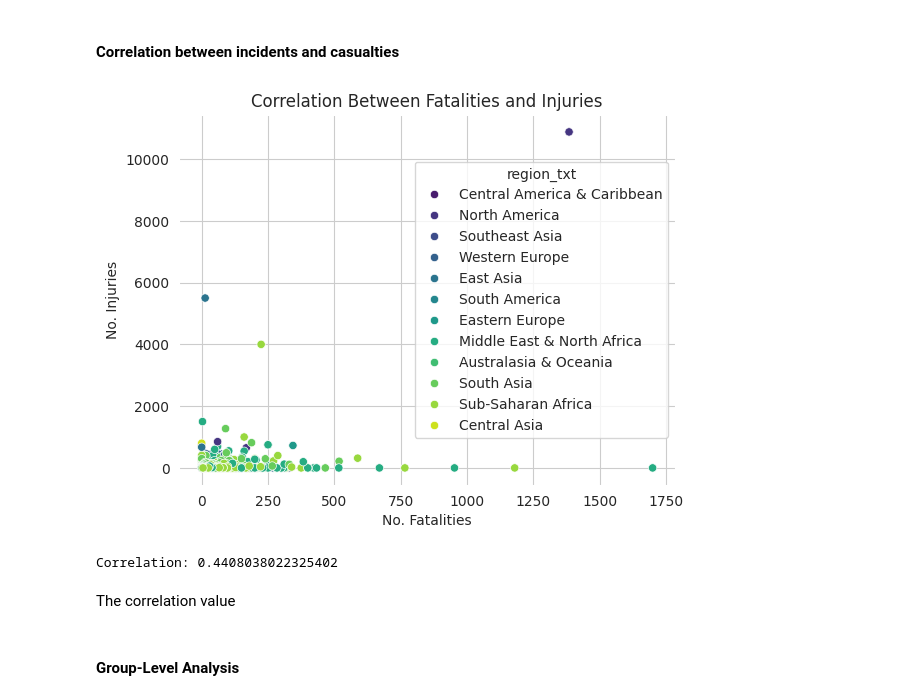
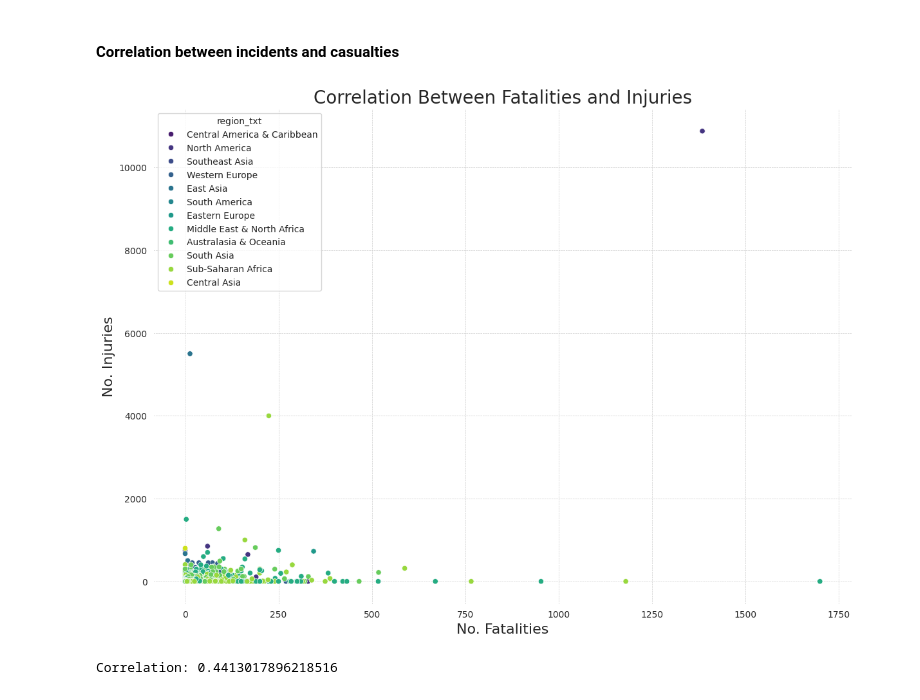
Before and after one commit to 0xShun/Exoloratory-Data-Analysis-on-Terrorism-hotspots-in-the-philippines, a Jupyter notebook: analysis.ipynb, the cells around one changed output. Saved outputs shown, nothing was run; the diff lists cells and outputs as text; code cells hidden in the pictures.

```diff
--- a/analysis.ipynb
+++ b/analysis.ipynb
@@ -58,17 +60,12 @@ From the output above, we can see that some columns have null values while 11 co
 # %%
-# Drop rows with missing latitude and longitude
+# Code to clean up the duplicates and standardize columns
 df = df.dropna(subset=['latitude', 'longitude'])
 
-# Fill missing values for fatalities and injuries with 0
-df['nkill'] = df['nkill'].fillna(0)
-df['nwound'] = df['nwound'].fillna(0)
+df.loc[:, 'nkill'] = df['nkill'].fillna(0)
+df.loc[:, 'nwound'] = df['nwound'].fillna(0)
+df.loc[:, 'targsubtype1_txt'] = df['targsubtype1_txt'].fillna('Unknown')
+df.loc[:, 'natlty1_txt'] = df['natlty1_txt'].fillna('Unknown')
 
-# Fill missing categorical values with 'Unknown'
-df['targsubtype1_txt'] = df['targsubtype1_txt'].fillna('Unknown')
-df['natlty1_txt'] = df['natlty1_txt'].fillna('Unknown')
-
-# Remove duplicate rows
 df = df.drop_duplicates()
 
-# Standardize text columns
-df['attacktype1_txt'] = df['attacktype1_txt'].str.lower().str.strip()
+df.loc[:, 'attacktype1_txt'] = df['attacktype1_txt'].str.lower().str.strip()
@@ -170,23 +207,17 @@ plt.show()
 # %% [markdown]
 #### Correlation between incidents and casualties
 # %%
-# Scatter plot for fatalities vs. injuries
+plt.figure(figsize=(14, 10))
 sns.scatterplot(data=df, x='nkill', y='nwound', hue='region_txt', palette='viridis')
-
-# Add titles and labels
-plt.title('Correlation Between Fatalities and Injuries')
-plt.xlabel('No. Fatalities')
-plt.ylabel('No. Injuries')
-plt.grid(True)
+plt.title('Correlation Between Fatalities and Injuries', fontsize=20)
+plt.xlabel('No. Fatalities', fontsize=16)
+plt.ylabel('No. Injuries', fontsize=16)
+plt.grid(True, which='both', linestyle='--', linewidth=0.5)
 plt.show()
 # %% [output]
-[figure, old version]
+[figure, new version]
 # %%
 correlation = df['nkill'].corr(df['nwound'])
 print(f"Correlation: {correlation}")
 # %% [output]
-Correlation: 0.4408038022325402
+Correlation: 0.4413017896218516
-# %% [markdown]
-The correlation value
-# %% [markdown]
-#### Group-Level Analysis
```
Also changed, not shown: parts of 24 cells of this notebook, 11 other files.
